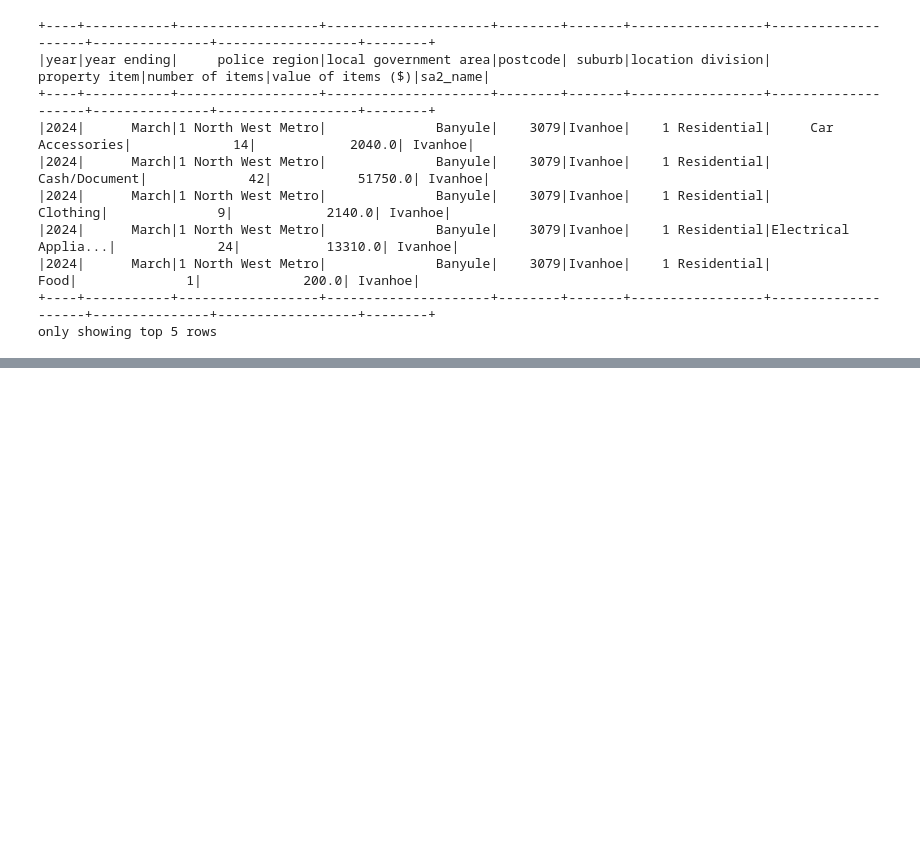
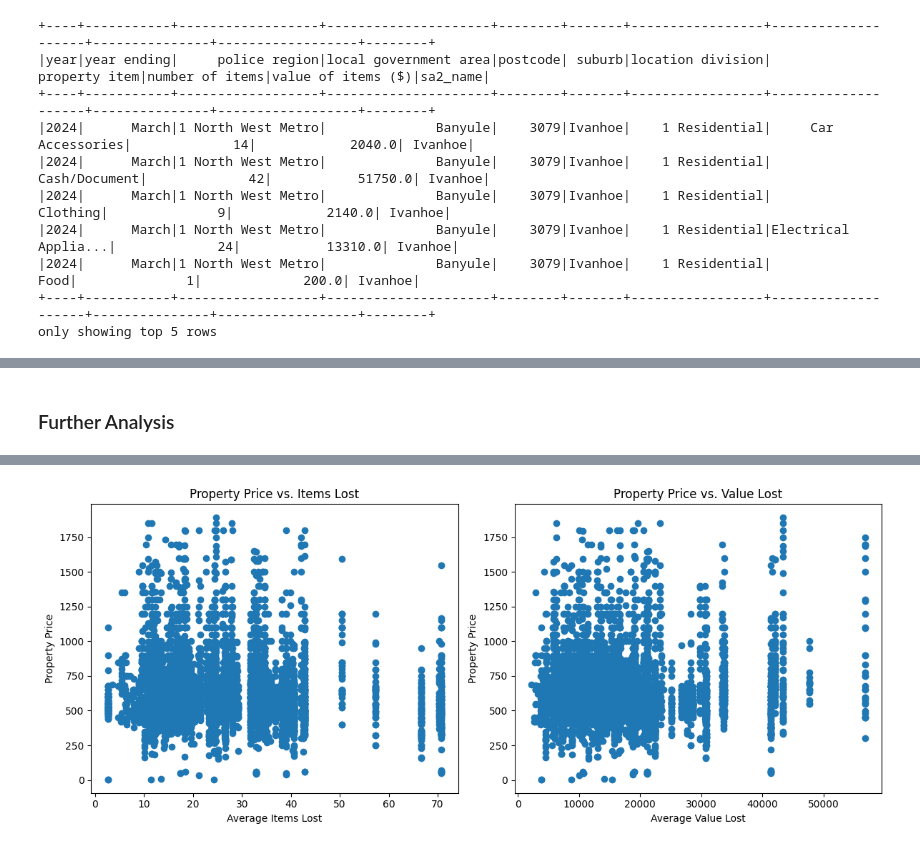
Before and after one commit to klilin711/Project-2, a Jupyter notebook: notebooks/2. Property Lost Further Analysis.ipynb, the cells around one changed output, grey strips where cells are left out. Saved outputs shown, nothing was run; the diff lists cells and outputs as text; code cells hidden in the pictures; blank space fills up the shorter version.

```diff
--- a/notebooks/2. Property Lost Further Analysis.ipynb
+++ b/notebooks/2. Property Lost Further Analysis.ipynb
@@ -43,6 +68,6 @@ only showing top 5 rows
 # %%
 # read the domain parquet dataset
-domain = spark.read.parquet('../data/landing/domain_data/domain.parquet')
+domain = spark.read.parquet('../data/curated/domain_data')
 domain.limit(5)
 # %% [output]
 | url | price | address | property_type | latitude | longitude | Beds | Baths | Parking | bond | ... |
@@ -51,3 +76,76 @@ domain.limit(5)
 | https://www.domai... | $1300 per week | 20 Mulsanne Way, ... | House | -37.7972323 | 145.1812636 | 5.0 | 2.0 | 2.0 | 5649.0 | ... |
 | https://www.domai... | $825pw / $3585pcm | 3 Monterey Cresce... | House | -37.792402 | 145.1743233 | 3.0 | 1.0 | 5.0 | 3585.0 | ... |
 | https://www.domai... | $680.00 | 3/49 Leslie Stree... | Townhouse | -37.7810117 | 145.180705 | 3.0 | 2.0 | 2.0 | 2955.0 | ... |
+# %% [markdown]
+### Further Analysis
+# %%
+from pyspark.sql import functions as F
+from pyspark.ml.feature import VectorAssembler
+from pyspark.ml.regression import LinearRegression
+from pyspark.ml.evaluation import RegressionEvaluator
+
+# 1. Aggregate property lost data by sa2_name (suburb)
+pro_lost_agg = pro_lost.groupBy("sa2_name") \
+    .agg(F.avg("number of items").alias("avg_items_lost"),
+         F.avg("value of items ($)").alias("avg_value_lost"))
+
+# 2. Join domain data with aggregated property lost data
+joined_data = domain.join(pro_lost_agg,
+                          domain.sa2_name == pro_lost_agg.sa2_name,
+                          "left_outer")
+
+# 3. Prepare data for regression analysis
+data_for_regression = joined_data.select("extracted_price", "avg_items_lost", "avg_value_lost").dropna()
+
+# 4. Create feature vector
+assembler = VectorAssembler(inputCols=["avg_items_lost", "avg_value_lost"], outputCol="features")
+data_vectorized = assembler.transform(data_for_regression)
+
+# 5. Split data into training and testing sets
+train_data, test_data = data_vectorized.randomSplit([0.8, 0.2], seed=42)
+
+# 6. Train linear regression model
+lr = LinearRegression(featuresCol="features", labelCol="extracted_price")
+model = lr.fit(train_data)
+
+# 7. Make predictions and evaluate the model
+predictions = model.transform(test_data)
+evaluator = RegressionEvaluator(labelCol="extracted_price", predictionCol="prediction", metricName="r2")
+r2 = evaluator.evaluate(predictions)
+
+# 8. Print results
+print(f"R-squared: {r2}")
+print("Coefficients:")
+for feature, coef in zip(["avg_items_lost", "avg_value_lost"], model.coefficients):
+    print(f"{feature}: {coef}")
+print(f"Intercept: {model.intercept}")
+
+# 9. Calculate correlation between crime rates and property prices
+correlation_items = data_for_regression.stat.corr("extracted_price", "avg_items_lost")
+correlation_value = data_for_regression.stat.corr("extracted_price", "avg_value_lost")
+
+print(f"Correlation between price and average items lost: {correlation_items}")
+print(f"Correlation between price and average value lost: {correlation_value}")
+
+# 10. Visualize the relationship (you'll need to collect data to pandas for visualization)
+import matplotlib.pyplot as plt
+
+pd_data = data_for_regression.toPandas()
+
+plt.figure(figsize=(12, 5))
+
+plt.subplot(1, 2, 1)
+plt.scatter(pd_data['avg_items_lost'], pd_data['extracted_price'])
+plt.xlabel('Average Items Lost')
+plt.ylabel('Property Price')
+plt.title('Property Price vs. Items Lost')
+
+plt.subplot(1, 2, 2)
+plt.scatter(pd_data['avg_value_lost'], pd_data['extracted_price'])
+plt.xlabel('Average Value Lost')
+plt.ylabel('Property Price')
+plt.title('Property Price vs. Value Lost')
+
+plt.tight_layout()
+plt.show()
+# %% [output]
@@ -53,0 +160 @@ domain.limit(5)
+[figure, added]
```
Also changed, not shown: parts of 22 cells of this notebook, 8 other files.
